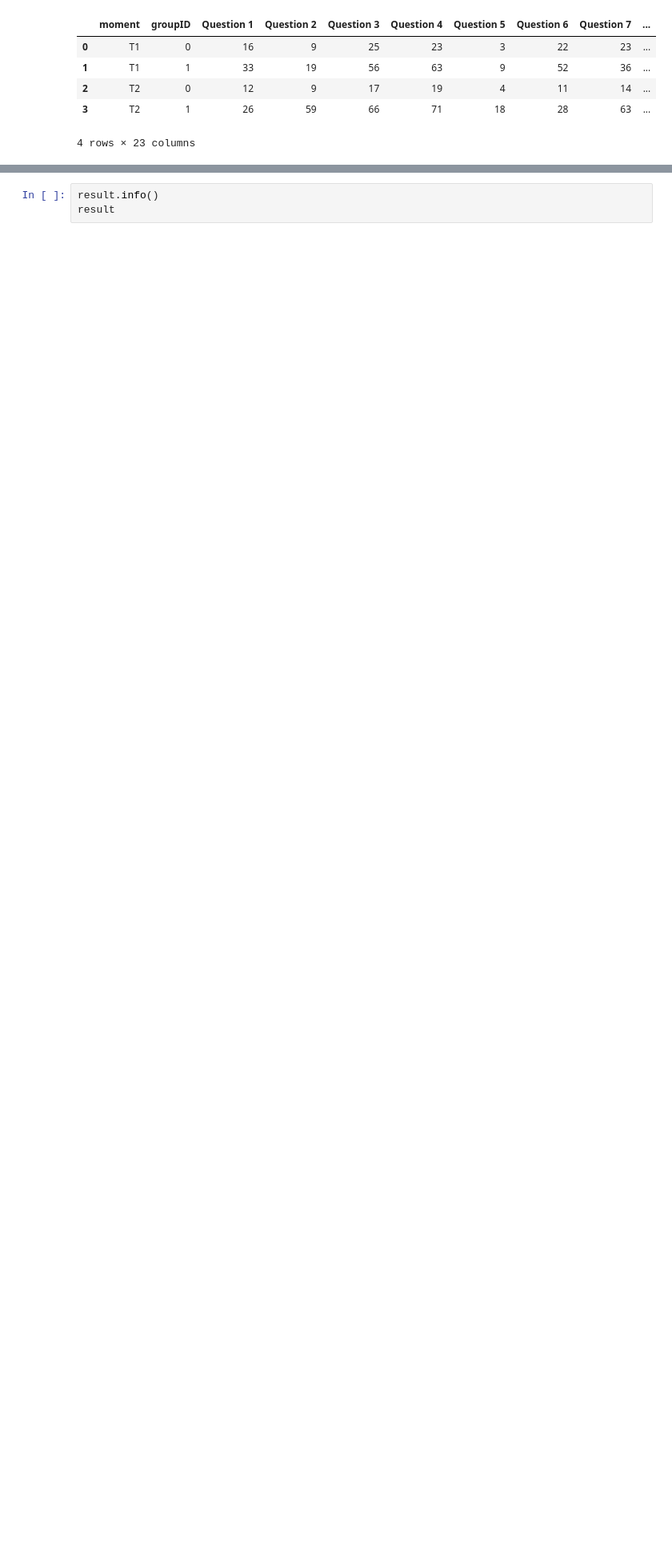
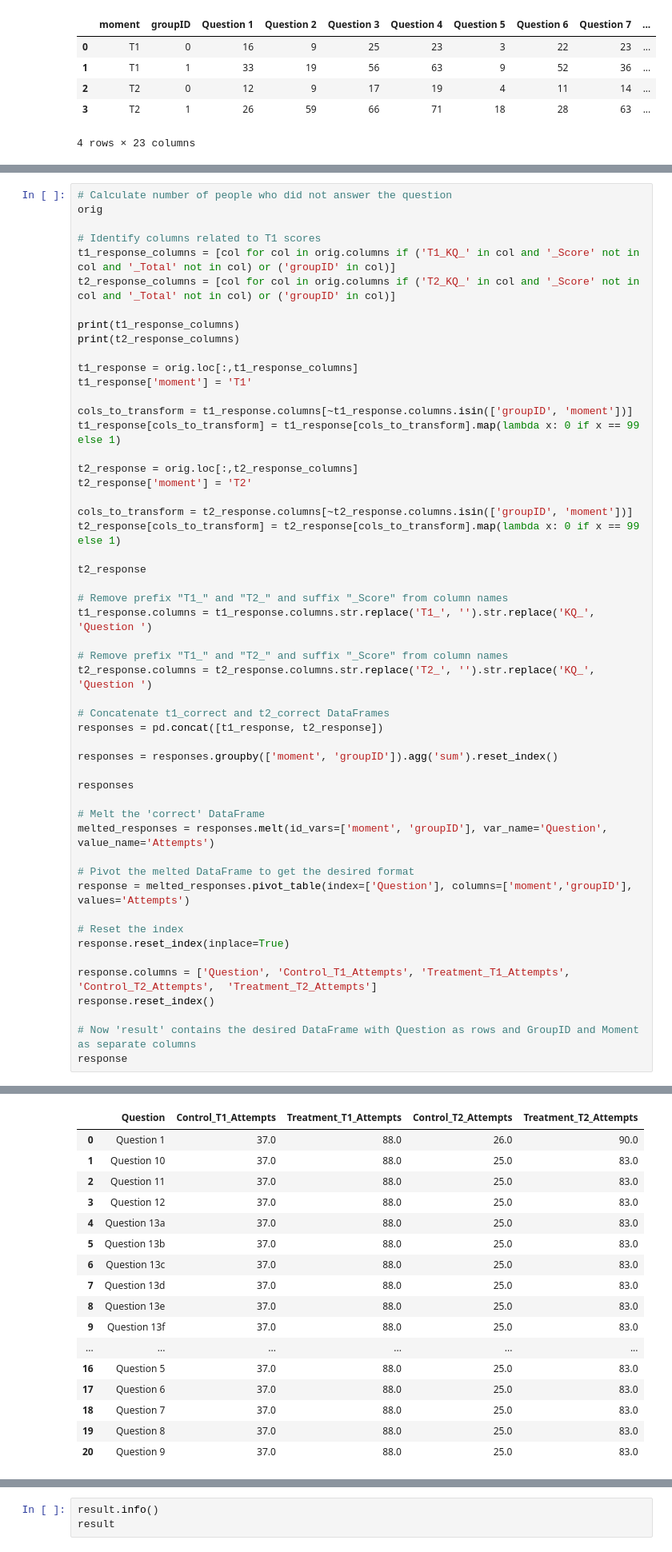
Before and after one commit to wingenium-nagesh/research, a Jupyter notebook: igvz/source/analysis.ipynb, the cells around one changed output, grey strips where cells are left out. Shown at 80% size. Drawn from its saved outputs; the diff is of its cells as text; blank space fills up the shorter version.

```diff
--- a/igvz/source/analysis.ipynb
+++ b/igvz/source/analysis.ipynb
@@ -1255,0 +1266,53 @@ memory usage: 868.0+ bytes
+# %%
+# Calculate number of people who did not answer the question
+orig
+
+# Identify columns related to T1 scores
+t1_response_columns = [col for col in orig.columns if ('T1_KQ_' in col and '_Score' not in col and '_Total' not in col) or ('groupID' in col)]
+t2_response_columns = [col for col in orig.columns if ('T2_KQ_' in col and '_Score' not in col and '_Total' not in col) or ('groupID' in col)]
+
+print(t1_response_columns)
+print(t2_response_columns)
+
+t1_response = orig.loc[:,t1_response_columns]
+t1_response['moment'] = 'T1'
+
+cols_to_transform = t1_response.columns[~t1_response.columns.isin(['groupID', 'moment'])]
+t1_response[cols_to_transform] = t1_response[cols_to_transform].map(lambda x: 0 if x == 99 else 1)
+
+t2_response = orig.loc[:,t2_response_columns]
+t2_response['moment'] = 'T2'
+
+cols_to_transform = t2_response.columns[~t2_response.columns.isin(['groupID', 'moment'])]
+t2_response[cols_to_transform] = t2_response[cols_to_transform].map(lambda x: 0 if x == 99 else 1)
+
+t2_response
+
+# Remove prefix "T1_" and "T2_" and suffix "_Score" from column names
+t1_response.columns = t1_response.columns.str.replace('T1_', '').str.replace('KQ_', 'Question ')
+
+# Remove prefix "T1_" and "T2_" and suffix "_Score" from column names
+t2_response.columns = t2_response.columns.str.replace('T2_', '').str.replace('KQ_', 'Question ')
+
+# Concatenate t1_correct and t2_correct DataFrames
+responses = pd.concat([t1_response, t2_response])
+
+responses = responses.groupby(['moment', 'groupID']).agg('sum').reset_index()
+
+responses
+
+# Melt the 'correct' DataFrame
+melted_responses = responses.melt(id_vars=['moment', 'groupID'], var_name='Question', value_name='Attempts')
+
+# Pivot the melted DataFrame to get the desired format
+response = melted_responses.pivot_table(index=['Question'], columns=['moment','groupID'], values='Attempts')
+
+# Reset the index
+response.reset_index(inplace=True)
+
+response.columns = ['Question', 'Control_T1_Attempts', 'Treatment_T1_Attempts', 'Control_T2_Attempts',  'Treatment_T2_Attempts']
+response.reset_index()
+
+# Now 'result' contains the desired DataFrame with Question as rows and GroupID and Moment as separate columns
+response
+# %% [output]
@@ -1256,3 +1321,20 @@ memory usage: 868.0+ bytes
+|  | Question | Control_T1_Attempts | Treatment_T1_Attempts | Control_T2_Attempts | Treatment_T2_Attempts |
+| 0 | Question 1 | 37.0 | 88.0 | 26.0 | 90.0 |
+| 1 | Question 10 | 37.0 | 88.0 | 25.0 | 83.0 |
+| 2 | Question 11 | 37.0 | 88.0 | 25.0 | 83.0 |
+| 3 | Question 12 | 37.0 | 88.0 | 25.0 | 83.0 |
+| 4 | Question 13a | 37.0 | 88.0 | 25.0 | 83.0 |
+| 5 | Question 13b | 37.0 | 88.0 | 25.0 | 83.0 |
+| 6 | Question 13c | 37.0 | 88.0 | 25.0 | 83.0 |
+| 7 | Question 13d | 37.0 | 88.0 | 25.0 | 83.0 |
+| 8 | Question 13e | 37.0 | 88.0 | 25.0 | 83.0 |
+| 9 | Question 13f | 37.0 | 88.0 | 25.0 | 83.0 |
+| ... | ... | ... | ... | ... | ... |
+| 16 | Question 5 | 37.0 | 88.0 | 25.0 | 83.0 |
+| 17 | Question 6 | 37.0 | 88.0 | 25.0 | 83.0 |
+| 18 | Question 7 | 37.0 | 88.0 | 25.0 | 83.0 |
+| 19 | Question 8 | 37.0 | 88.0 | 25.0 | 83.0 |
+| 20 | Question 9 | 37.0 | 88.0 | 25.0 | 83.0 |
 # %%
 import pandas as pd
 
```
Also changed, not shown: parts of 7 cells of this notebook, 6 other files.
